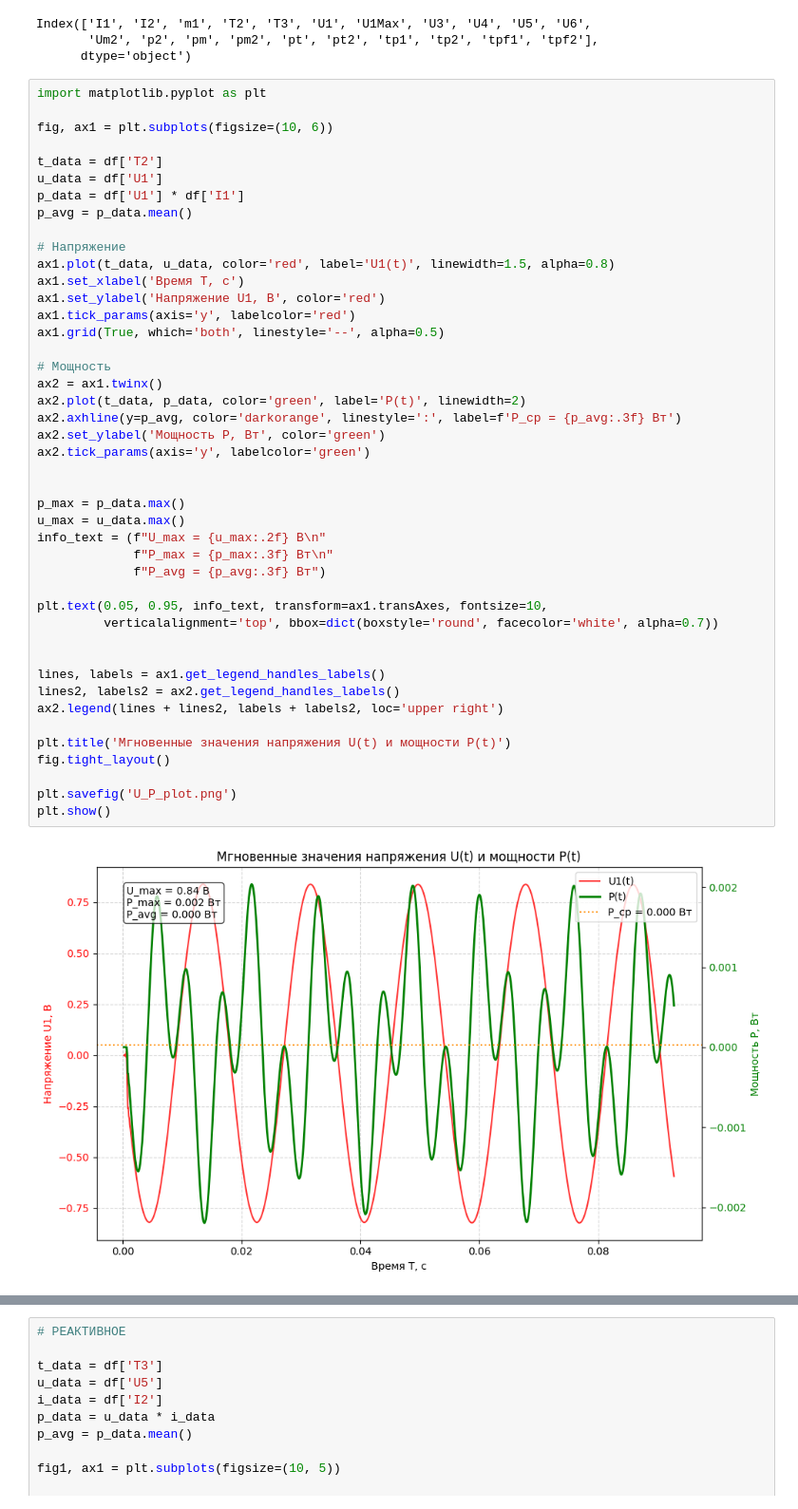
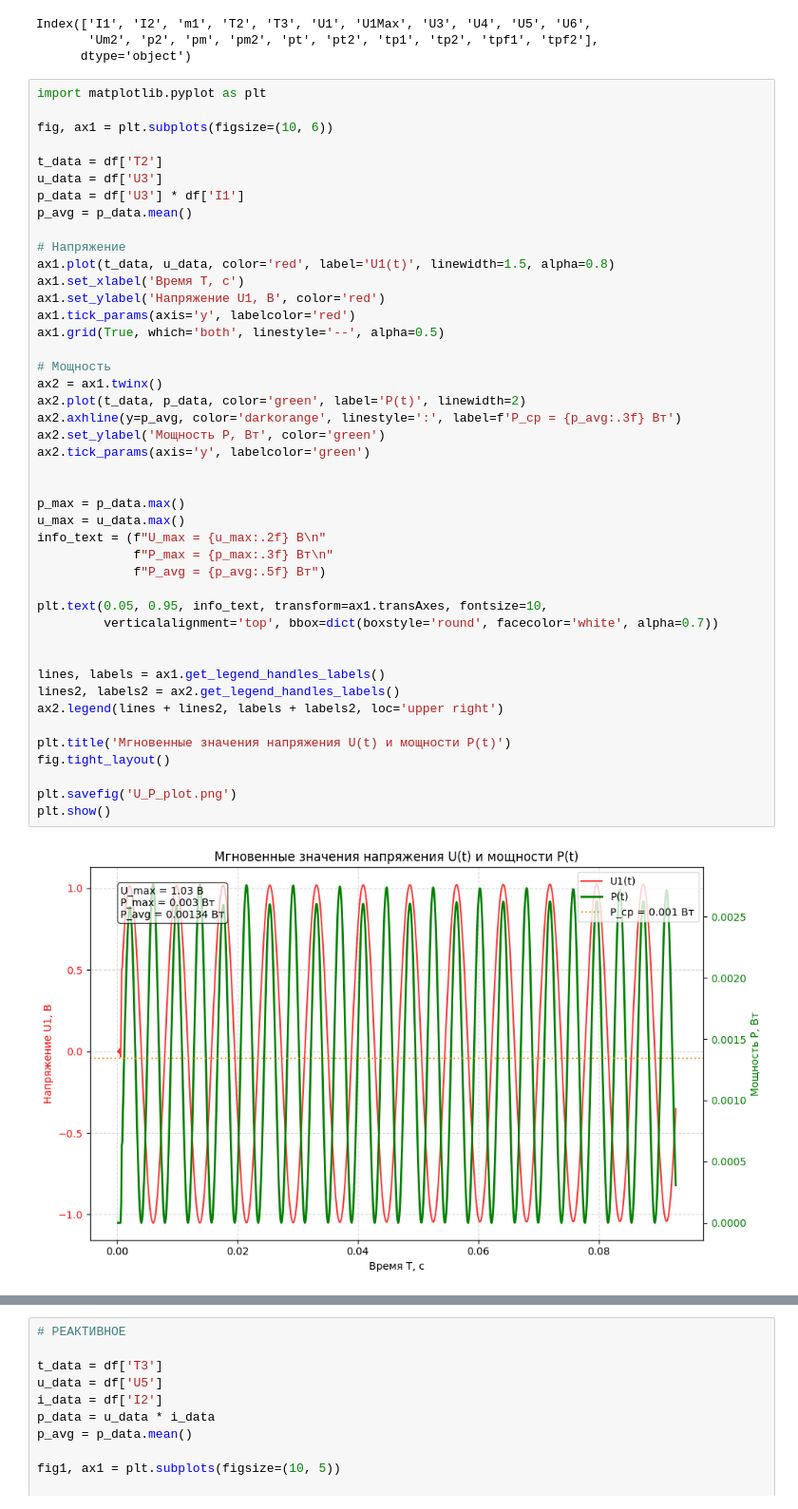
Before and after one commit to aerjiemi/physlab, a Jupyter notebook: 11/11.ipynb, the cells around one changed output, grey strips where cells are left out. Shown at 95% size. Cells and saved outputs as stored; diff of their text form.

```diff
--- a/11/11.ipynb
+++ b/11/11.ipynb
@@ -13,8 +13,8 @@ import matplotlib.pyplot as plt
 fig, ax1 = plt.subplots(figsize=(10, 6))
 
 t_data = df['T2']
-u_data = df['U1']
-p_data = df['U1'] * df['I1']
+u_data = df['U3']
+p_data = df['U3'] * df['I1']
 p_avg = p_data.mean()
 
 # Напряжение
@@ -24,35 +24,35 @@ ax1.set_ylabel('Напряжение U1, В', color='red')
 ax1.tick_params(axis='y', labelcolor='red')
 ax1.grid(True, which='both', linestyle='--', alpha=0.5)
 
 # Мощность
 ax2 = ax1.twinx()
 ax2.plot(t_data, p_data, color='green', label='P(t)', linewidth=2)
 ax2.axhline(y=p_avg, color='darkorange', linestyle=':', label=f'P_ср = {p_avg:.3f} Вт')
 ax2.set_ylabel('Мощность P, Вт', color='green')
 ax2.tick_params(axis='y', labelcolor='green')
 
 
 p_max = p_data.max()
 u_max = u_data.max()
 info_text = (f"U_max = {u_max:.2f} В\n"
              f"P_max = {p_max:.3f} Вт\n"
-             f"P_avg = {p_avg:.3f} Вт")
+             f"P_avg = {p_avg:.5f} Вт")
 
 plt.text(0.05, 0.95, info_text, transform=ax1.transAxes, fontsize=10,
          verticalalignment='top', bbox=dict(boxstyle='round', facecolor='white', alpha=0.7))
 
 
 lines, labels = ax1.get_legend_handles_labels()
 lines2, labels2 = ax2.get_legend_handles_labels()
 ax2.legend(lines + lines2, labels + labels2, loc='upper right')
 
 plt.title('Мгновенные значения напряжения U(t) и мощности P(t)')
 fig.tight_layout()
 
 plt.savefig('U_P_plot.png')
 plt.show()
 # %% [output]
-[figure, old version]
+[figure, new version]
 # %%
 import matplotlib.pyplot as plt
 import pandas as pd
```
Also changed, not shown: parts of 1 cell of this notebook.
